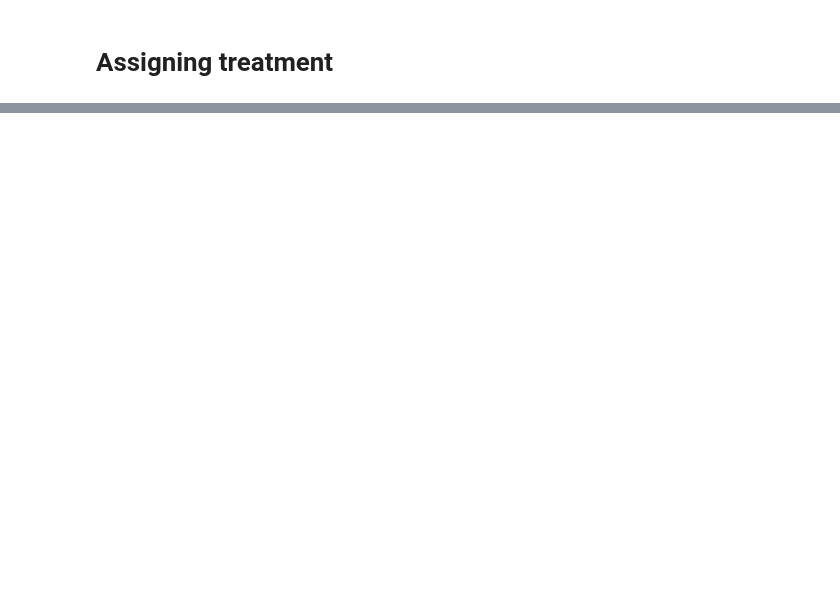
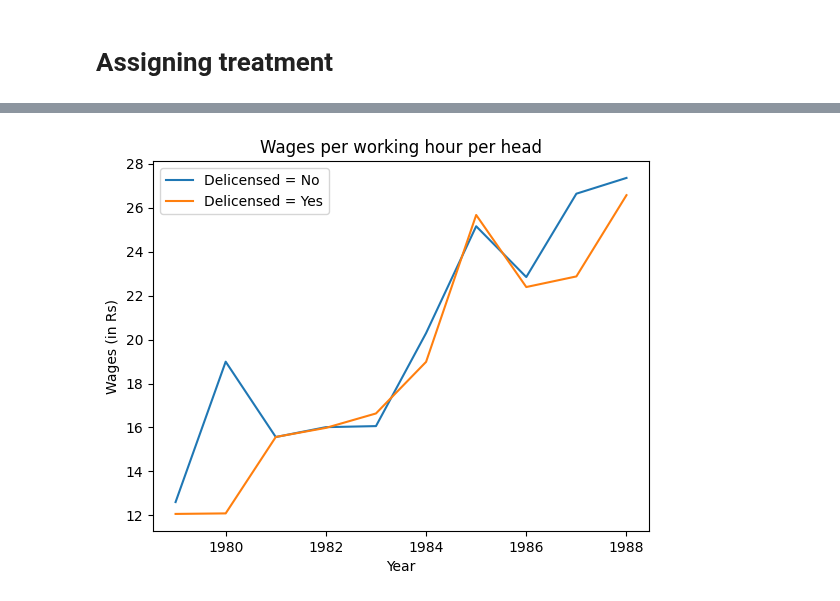
Before and after one commit to kabeerbora/1980s_delin, a Jupyter notebook: 1980s_delicensing.ipynb, the cells around one changed output, grey strips where cells are left out. Drawn from its saved outputs; the diff is of its cells as text; code cells hidden in the pictures; blank space fills up the shorter version.

```diff
--- a/1980s_delicensing.ipynb
+++ b/1980s_delicensing.ipynb
@@ -243,0 +251,14 @@ plt.show()
+# %%
+plt.plot(wage_worker_by_delin_sector_year.index, wage_worker_by_delin_sector_year[0], label='Delicensed = No')
+plt.plot(wage_worker_by_delin_sector_year.index, wage_worker_by_delin_sector_year[1], label='Delicensed = Yes')
+plt.xlabel('Year')
+plt.ylabel('Wages (in Rs)')
+plt.title('Wages per working hour per head')
+plt.legend()
+
+# Add vertical line at year 1985
+# plt.axvline(x=1985, color='black', linestyle='--', label='delicensing')
+# plt.text(1985, 50000, 'Delicensing', rotation=0, ha='right', va='center')
+plt.show()
+# %% [output]
+[figure, added]
```
Also changed, not shown: parts of 6 cells of this notebook.
